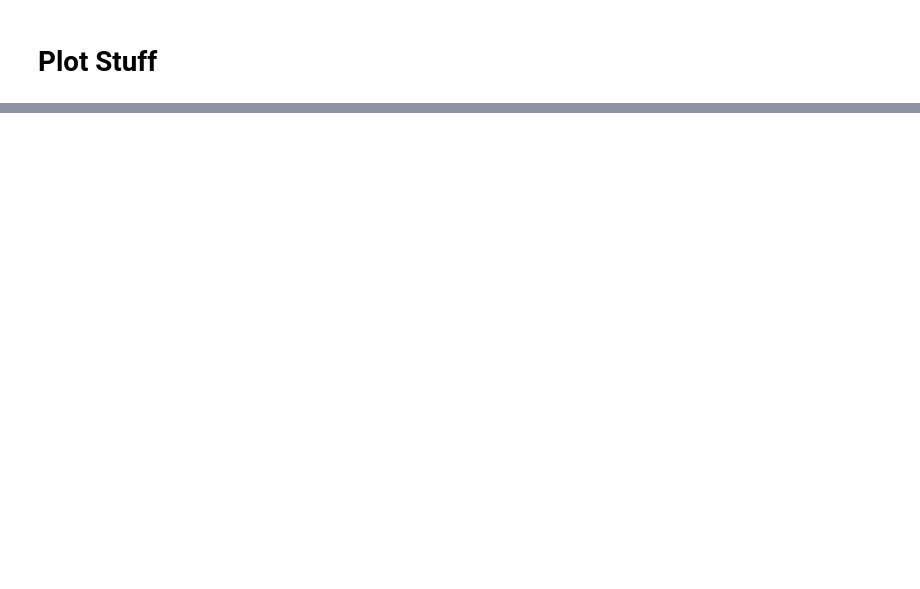
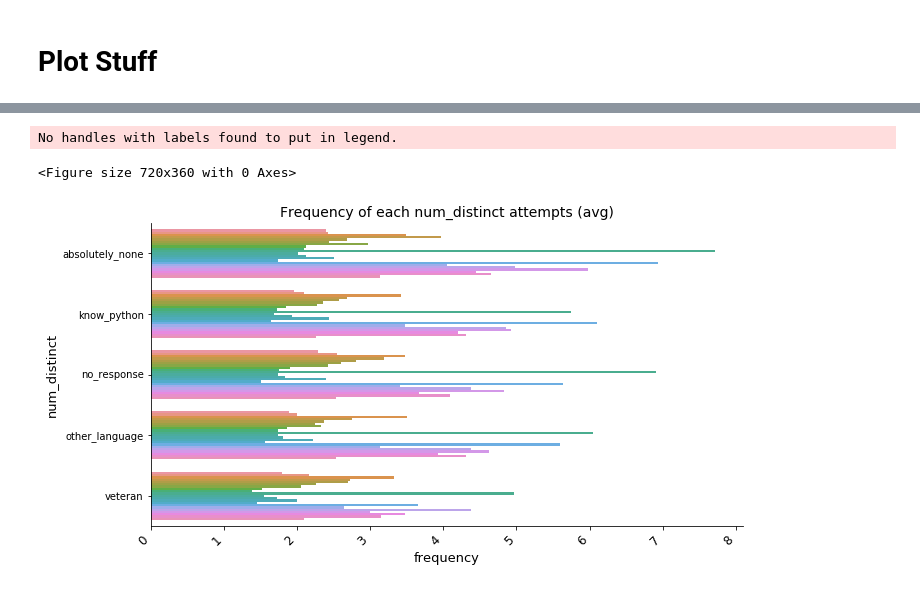
Before and after one commit to jyoonkim/Test, a Jupyter notebook: count_attempts_user_exp.ipynb, the cells around one changed output, grey strips where cells are left out. Saved outputs shown, nothing was run; the diff lists cells and outputs as text; code cells hidden in the pictures; blank space fills up the shorter version.

```diff
--- a/count_attempts_user_exp.ipynb
+++ b/count_attempts_user_exp.ipynb
@@ -51,0 +89,19 @@ for count in range(len(data_2017)):
+# %%
+#2016 AND 2017 Data for each question grouped by user experience (concatenated data)
+
+store_data = pd.DataFrame()
+question_df = pd.DataFrame()
+
+for count in range(len(data_agg)):
+    df_1 = pd.read_csv(path_to_files + data_years[0] + data_agg[count], index_col=0, usecols=cols)
+    df_2 = pd.read_csv(path_to_files + data_years[1] + data_agg[count], index_col=0, usecols=cols)
+    DF = df_1.append(df_2)
+    #print(DataFrame)
+    print(data_agg[count])
+    print(DF.groupby(['user_exp']).mean(), '\n')
+#     question_number = []
+#     store_data = DF.set_index(data_agg[count])
+    DF.insert(2, "question", data_agg[count], True)
+
+    store_data = pd.concat([store_data, DF], axis = 0, sort = False)
+store_data = store_data.reset_index()
@@ -97,0 +144,8 @@ NameError: name 'data_2016' is not defined
+# %%
+store_data_grouped_distinct = store_data.groupby(['user_exp', 'question'])['num_distinct'].mean()
+store_data_grouped_distinct = store_data_grouped_distinct.reset_index()
+
+store_data_grouped_correct = store_data.groupby(['user_exp', 'question'])['final_correct_bool'].mean()
+store_data_grouped_correct = store_data_grouped_correct.reset_index()
+
+store_data_grouped_correct.head(5)
@@ -97,0 +159,22 @@ NameError: name 'data_2016' is not defined
+# %%
+#need to create dataframe with user_exp, correct bool, distinct, and question
+#make a horizontal bar plot with side by side data
+plt.figure(figsize=(10,5))
+
+sns.catplot(x = 'num_distinct', y = 'user_exp', hue = 'question',
+            data = store_data_grouped_distinct, kind="bar", legend = False, aspect = 2)
+plt.title("Frequency of each num_distinct attempts (avg)", fontsize = 14)
+#plt.legend(bbox_to_anchor=(1.05, 1), loc=2, borderaxespad=0.)
+plt.xlabel('frequency', fontsize=13)
+plt.ylabel('num_distinct', fontsize=13)
+plt.xticks(
+    rotation=45,
+    horizontalalignment='right',
+    fontsize='large'
+)
+
+plt.show()
+# %% [output]
+No handles with labels found to put in legend.
+<Figure size 720x360 with 0 Axes>
+[figure, added]
```
Also changed, not shown: parts of 11 cells of this notebook, 1 other file.
